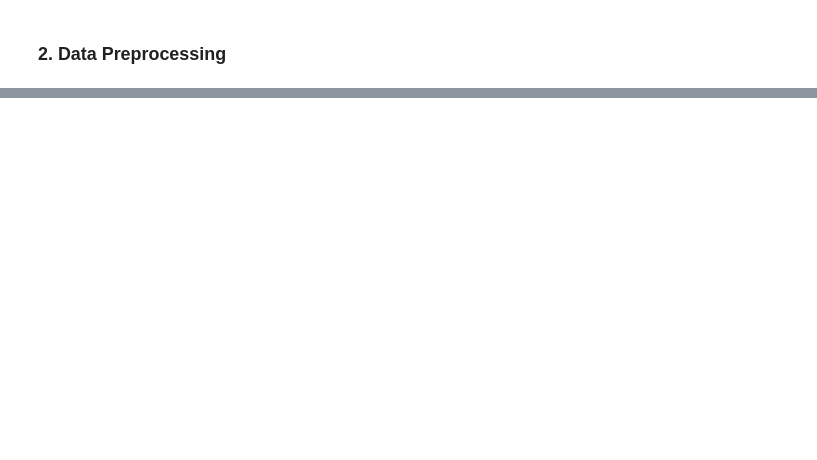
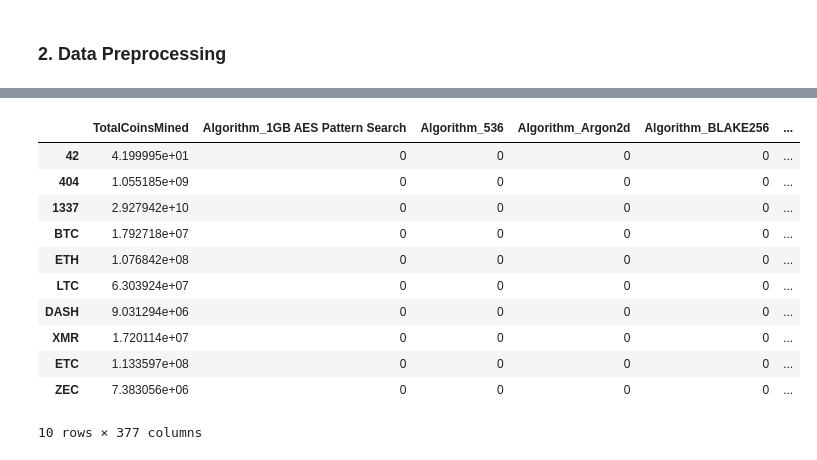
Before and after one commit to scottja312/Cryptocurrencies, a Jupyter notebook: Module 18 Challenge.ipynb, the cells around one changed output, grey strips where cells are left out. Saved outputs shown, nothing was run; the diff lists cells and outputs as text; code cells hidden in the pictures; blank space fills up the shorter version.

```diff
--- a/Module 18 Challenge.ipynb
+++ b/Module 18 Challenge.ipynb
@@ -26,0 +58,6 @@ print(crypto_df)
+# %%
+# Remove all Cryptocurrencies that don't have a defined algorithm (same number of rows as none without Algorithms)
+crypto_df= crypto_df.dropna(subset=["Algorithm"])
+
+# Check if any columns don't have a defined algorithm (none).
+crypto_df.shape
@@ -26,0 +66,6 @@ print(crypto_df)
+# %%
+# Remove the IsTrading column.
+crypto_df.drop(columns=["IsTrading"], inplace=True)
+
+# Check shape.
+crypto_df.shape
@@ -38,0 +103,6 @@ for column in crypto_df.columns:
+# %%
+# Remove all cryptocurrencies without coins mined.
+crypto_df.drop(crypto_df[crypto_df.TotalCoinsMined <= 0].index, inplace=True)
+
+# Check shape of dataset.
+crypto_df.shape
@@ -42,0 +140,18 @@ crypto_df.head(10)
+# %%
+# Create dummy variables for all of the text features,
+# and store the resulting data on a DataFrame named X.
+X = pd.get_dummies(crypto_df)
+X.head(10)
+# %% [output]
+|  | TotalCoinsMined | Algorithm_1GB AES Pattern Search | Algorithm_536 | Algorithm_Argon2d | Algorithm_BLAKE256 | ... |
+| 42 | 4.199995e+01 | 0 | 0 | 0 | 0 | ... |
+| 404 | 1.055185e+09 | 0 | 0 | 0 | 0 | ... |
+| 1337 | 2.927942e+10 | 0 | 0 | 0 | 0 | ... |
+| BTC | 1.792718e+07 | 0 | 0 | 0 | 0 | ... |
+| ETH | 1.076842e+08 | 0 | 0 | 0 | 0 | ... |
+| LTC | 6.303924e+07 | 0 | 0 | 0 | 0 | ... |
+| DASH | 9.031294e+06 | 0 | 0 | 0 | 0 | ... |
+| XMR | 1.720114e+07 | 0 | 0 | 0 | 0 | ... |
+| ETC | 1.133597e+08 | 0 | 0 | 0 | 0 | ... |
+| ZEC | 7.383056e+06 | 0 | 0 | 0 | 0 | ... |
+10 rows × 377 columns
```
Also changed, not shown: parts of 18 cells of this notebook.
